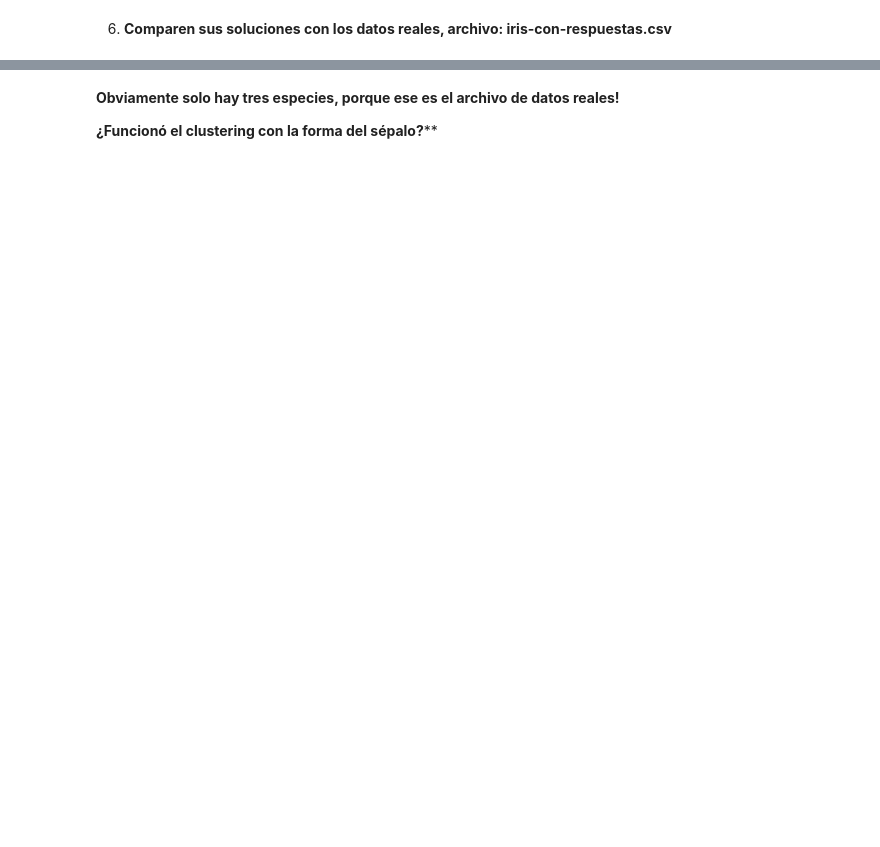
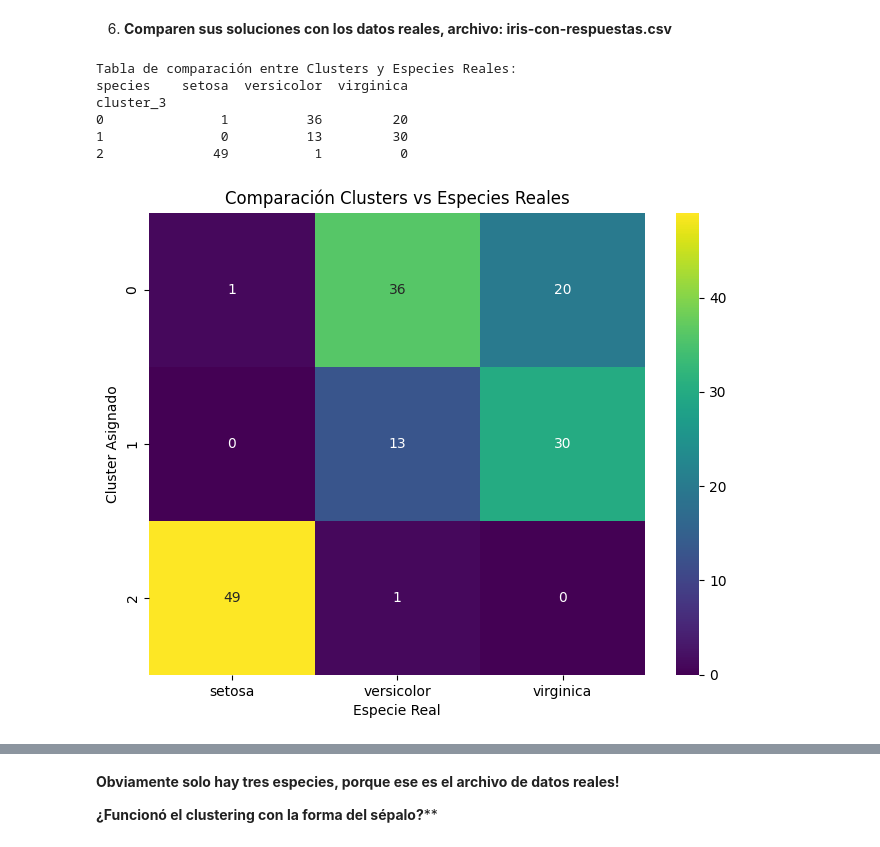
Before and after one commit to JosueSay/DataMining, a Jupyter notebook: ht/h2/lab02.ipynb, the cells around one changed output, grey strips where cells are left out. Saved outputs shown, nothing was run; the diff lists cells and outputs as text; code cells hidden in the pictures; blank space fills up the shorter version.

```diff
--- a/ht/h2/lab02.ipynb
+++ b/ht/h2/lab02.ipynb
@@ -130,2 +270,28 @@ En este caso, parece haber al menos 3 o 4 posibles agrupaciones (separadas por d
 # %% [markdown]
 6. **Comparen sus soluciones con los datos reales, archivo: iris-con-respuestas.csv**
+# %%
+# Mostrar la tabla de comparación en el entorno actual
+import pandas as pd
+
+# Mostrar la tabla de comparación en formato visual
+import matplotlib.pyplot as plt
+
+# Mostrar la tabla como una imagen de texto para visualización clara
+print("Tabla de comparación entre Clusters y Especies Reales:")
+print(tabla_comparacion)
+
+# Crear un gráfico de calor para visualizar la tabla de contingencia
+plt.figure(figsize=(8, 6))
+sns.heatmap(tabla_comparacion, annot=True, cmap="viridis", fmt="d")
+plt.xlabel("Especie Real")
+plt.ylabel("Cluster Asignado")
+plt.title("Comparación Clusters vs Especies Reales")
+plt.show()
+# %% [output]
+Tabla de comparación entre Clusters y Especies Reales:
+species    setosa  versicolor  virginica
+cluster_3
+0               1          36         20
+1               0          13         30
+2              49           1          0
+[figure, added]
```
Also changed, not shown: parts of 14 cells of this notebook.
